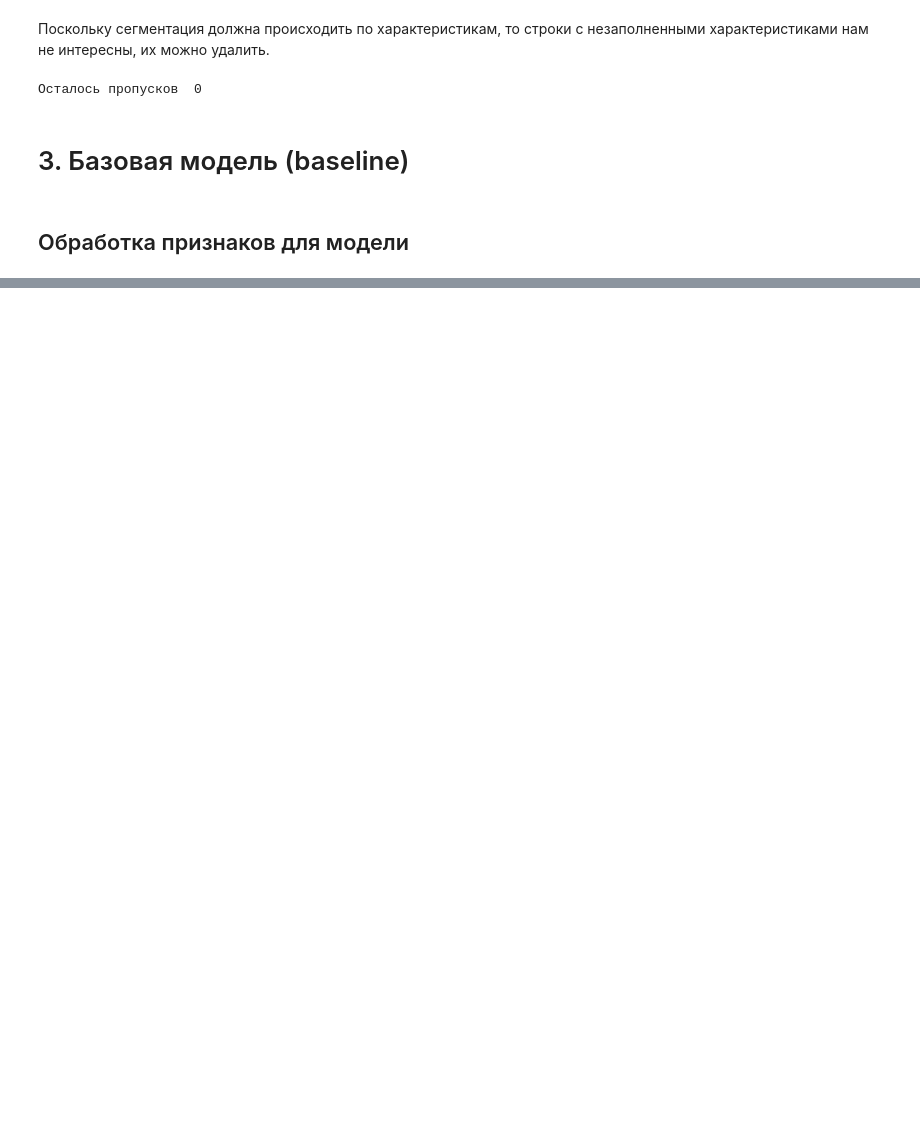
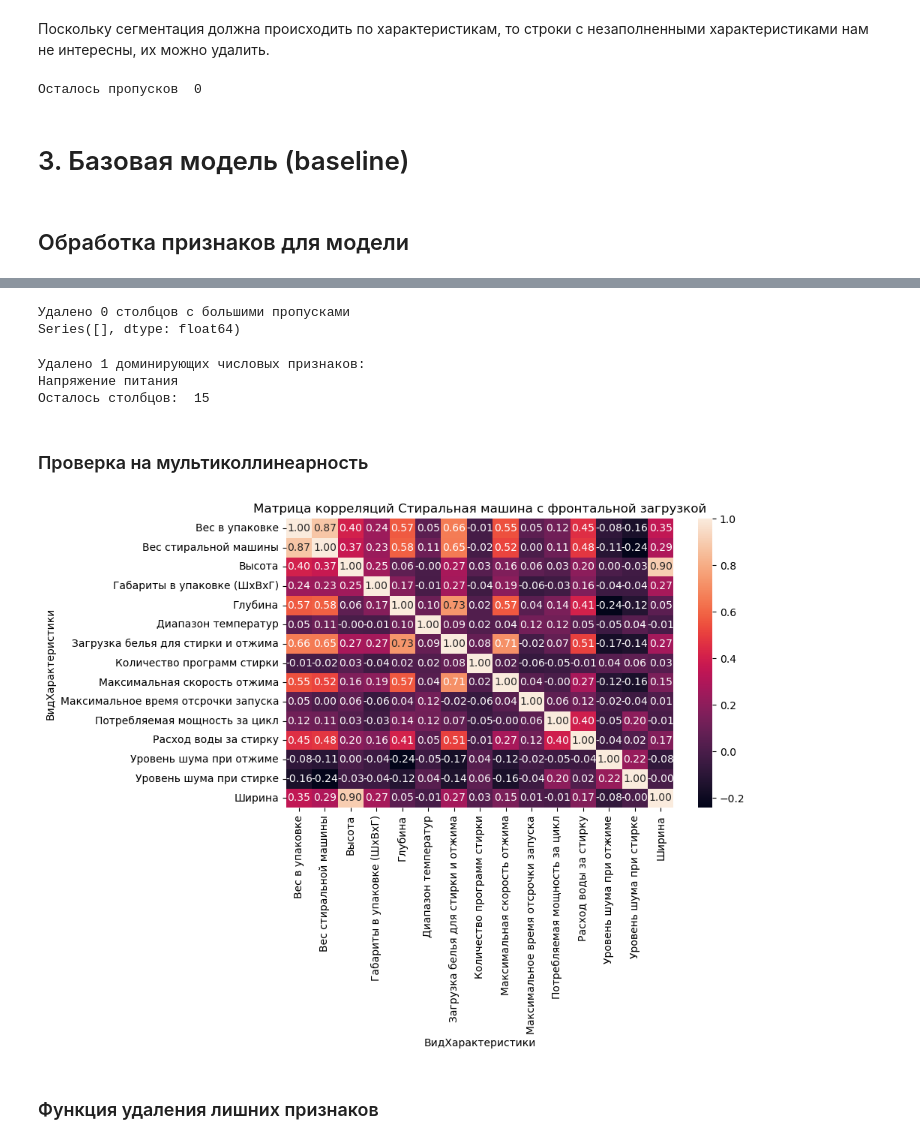
Before and after one commit to Viktor-VK/DST-138-Prodjects, a Jupyter notebook: PROJECT-FINAL_Segmentation/Модель_сегментации.ipynb, the cells around one changed output, grey strips where cells are left out. Drawn from its saved outputs; the diff is of its cells as text; code cells hidden in the pictures; blank space fills up the shorter version.

```diff
--- a/PROJECT-FINAL_Segmentation/Модель_сегментации.ipynb
+++ b/PROJECT-FINAL_Segmentation/Модель_сегментации.ipynb
@@ -161,6 +163,8 @@ Data columns (total 2 columns):
  1   КодКатегории  6565 non-null   object
 dtypes: int64(1), object(1)
 memory usage: 102.7+ KB
+# %%
+dim_product['КодТовара'] = dim_product['КодТовара'].astype('str')
 # %% [markdown]
 # 2. Обработка пропусков
 # %%
@@ -188,0 +598,5 @@ print('Осталось пропусков ', product_specifications.isna().sum(
+# %%
+# Вычисление доли пропущенных значений
+missing_values = df_matrix_num.isna().sum() / len(df_matrix_num) * 100
+missing_values_sorted = missing_values.sort_values(ascending=False).head(50)
+missing_values_sorted
@@ -188,0 +622,51 @@ print('Осталось пропусков ', product_specifications.isna().sum(
+# %%
+# Столбцы превышающие порог пропусков (будут удалены)
+Columns_to_delete = list(missing_values_sorted[missing_values_sorted > Pass_threshold].index) # Столбцы к удалению
+df_matrix_num.drop(columns = Columns_to_delete, inplace=True)
+
+print(f'Удалено {len(Columns_to_delete)} столбцов с большими пропусками')
+print(missing_values_sorted[missing_values_sorted > Pass_threshold])
+# %% [output]
+Удалено 0 столбцов с большими пропусками
+Series([], dtype: float64)
+# %%
+# Заполнение пропусков
+if get_non_number(df_matrix_num): # проверка, что признаков достаточно для отбора и в таблице есть числовые признаки
+    df_matrix_num_nonnull = df_matrix_num
+else:
+    df_matrix_num_nonnull = df_matrix_num.fillna(df_matrix_num.median().iloc[0]) # Медианой
+
+# Поиск доминирующих числовых признаков
+list_col = list(df_matrix_num_nonnull.columns)
+list_dom = []
+for view in list_col:
+    if df_matrix_num_nonnull[view].value_counts(normalize=True).iloc[0] > dom:
+        list_dom.append(view)
+print(f'Удалено {len(list_dom)} доминирующих числовых признаков:')
+for i in list_dom:
+    print(i)
+df_matrix_num_nonnull.drop(columns=list_dom, inplace=True)
+print('Осталось столбцов: ', df_matrix_num_nonnull.shape[1])
+# %% [output]
+Удалено 1 доминирующих числовых признаков:
+Напряжение питания
+Осталось столбцов:  15
+# %% [markdown]
+### Проверка на мультиколлинеарность
+# %%
+# Проверка на мультиколлинеарность
+if get_non_number(df_matrix_num_nonnull):
+    pass
+else:
+    collumns = df_matrix_num_nonnull.shape[1]
+    df_corr = df_matrix_num_nonnull.corr()
+
+    #строим график
+    plt.figure(figsize=(collumns/1.8, collumns/3))
+    sns.heatmap(df_corr, annot=True, fmt='.2f')
+    plt.title(f'Матрица корреляций {category_name}')
+    plt.show()
+# %% [output]
+[figure, added]
+# %% [markdown]
+### Функция удаления лишних признаков
```
Also changed, not shown: parts of 63 cells of this notebook.
